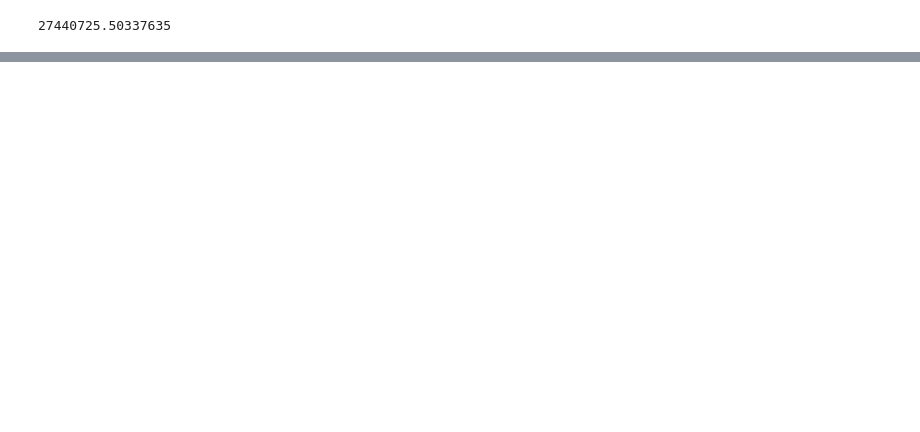
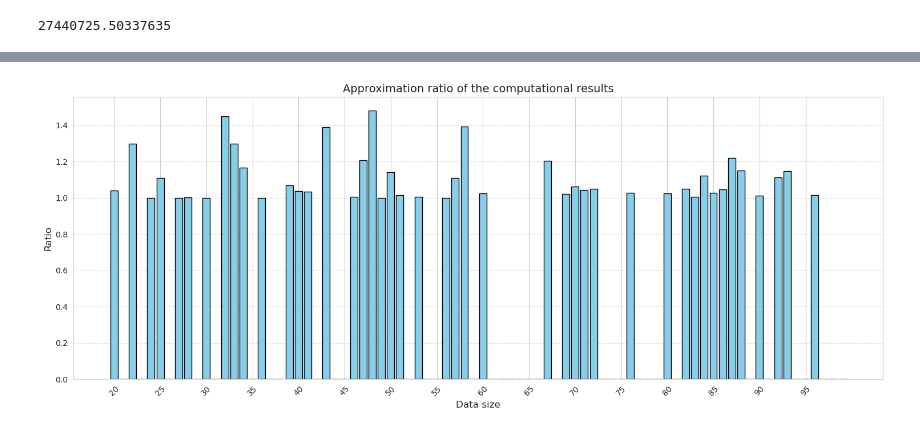
Before and after one commit to yongyuchen/ATSP, a Jupyter notebook: Untitled8-Copy2.ipynb, the cells around one changed output, grey strips where cells are left out. Cells and saved outputs as stored; diff of their text form; code cells hidden in the pictures; blank space fills up the shorter version.

```diff
--- a/Untitled8-Copy2.ipynb
+++ b/Untitled8-Copy2.ipynb
@@ -1302,0 +1386,61 @@ ValueError: x and y must have same first dimension, but have shapes (29,) and (2
+# %%
+import matplotlib.pyplot as plt
+import numpy as np
+
+def plot_percentage_histogram(percentages, title="百分比分布直方图", xlabel="数值", ylabel="百分比"):
+    """
+    根据百分比数组绘制直方图
+
+    参数:
+    percentages -- 百分比数组，长度应为81 (对应20-100)
+    title -- 图表标题 (可选)
+    xlabel -- x轴标签 (可选)
+    ylabel -- y轴标签 (可选)
+    """
+    # 检查输入数组长度
+    if len(percentages) != 80:
+        #print(f"警告: 输入数组长度应为80 (20-100)，实际长度为{len(percentages)}")
+        # 如果长度不匹配，只取前81个或填充0
+        if len(percentages) > 80:
+            percentages = percentages[:80]
+        else:
+            percentages = percentages + [0] * (80 - len(percentages))
+
+    # 创建x轴数据 (20到100)
+    x = list(range(20, 100))
+
+    # 创建图表
+    plt.figure(figsize=(15, 6))
+
+    # 绘制直方图
+    plt.bar(x, percentages, width=0.8, color='skyblue', edgecolor='black')
+
+    # 设置标题和标签
+    plt.title(title, fontsize=14)
+    plt.xlabel(xlabel, fontsize=12)
+    plt.ylabel(ylabel, fontsize=12)
+
+    # 设置x轴刻度
+    plt.xticks(range(20, 100, 5), rotation=45)
+
+    # 添加网格
+    plt.grid(axis='y', linestyle='--', alpha=0.7)
+
+    # 显示图表
+    plt.tight_layout()
+    plt.show()
+
+# 示例使用
+if __name__ == "__main__":
+    # 示例百分比数组 (正态分布)
+    # 生成一个近似的正态分布数据
+
+    # 绘制直方图
+    plot_percentage_histogram(
+        percentage,
+        title="Approximation ratio of the computational results",
+        xlabel="Data size",
+        ylabel="Ratio"
+    )
+# %% [output]
+[figure, added]
```
Also changed, not shown: parts of 11 cells of this notebook, 1 other file.
